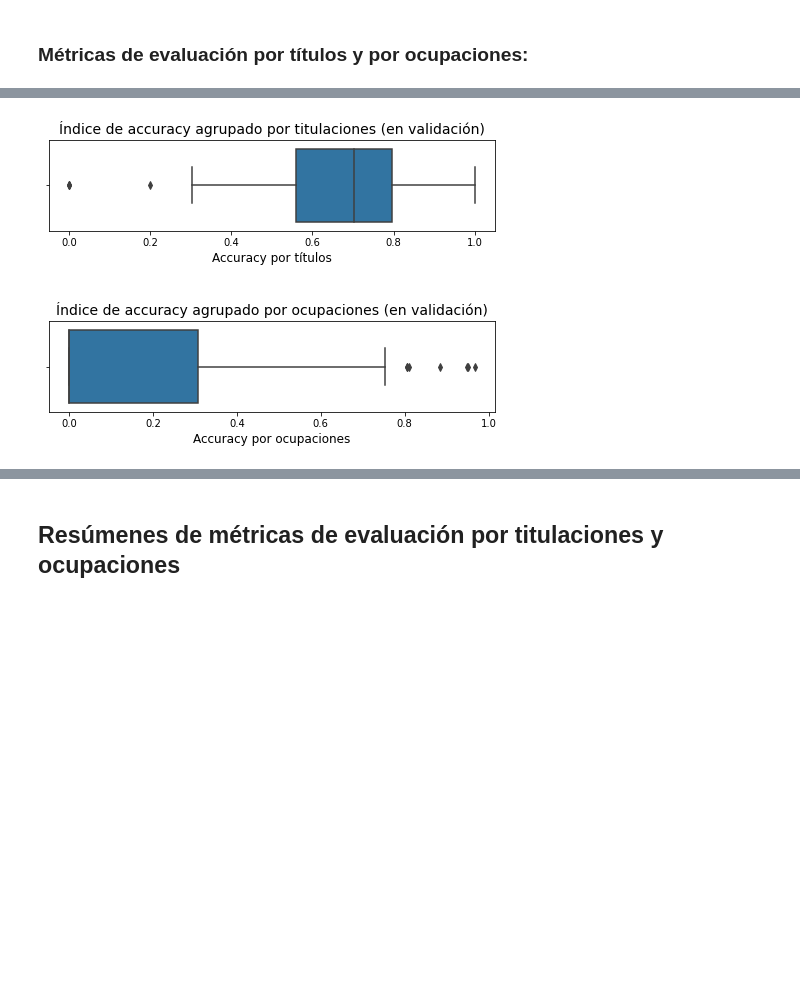
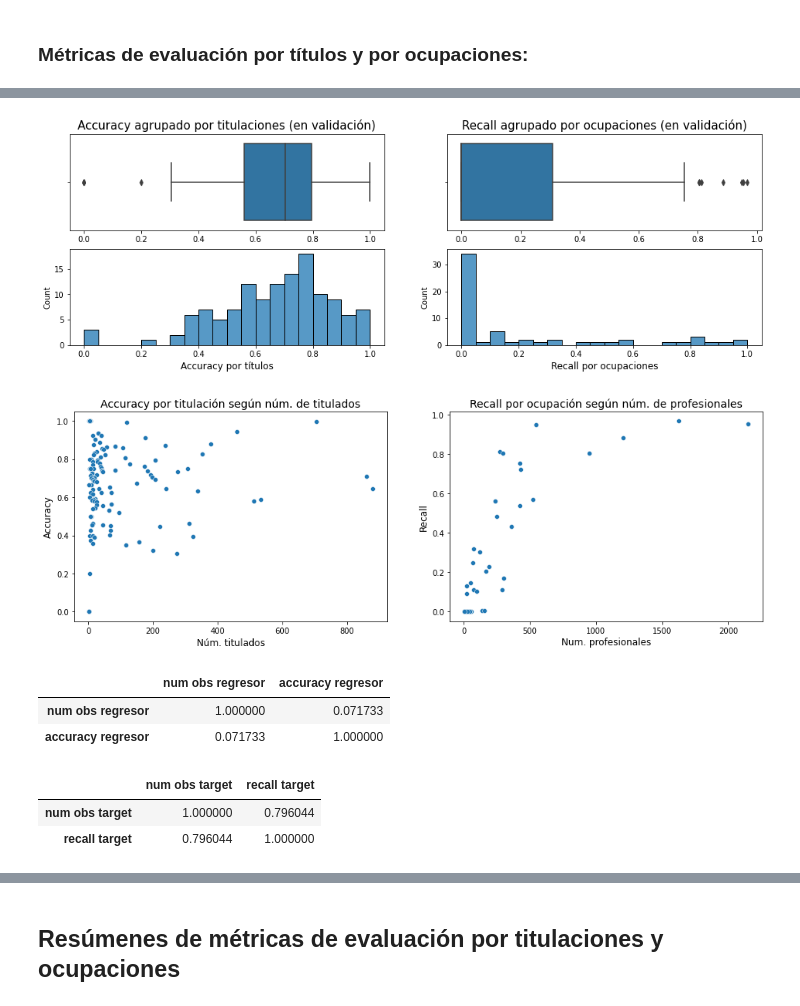
Before and after one commit to bdeotto/KSchool_TFM, a Jupyter notebook: naive_benchmark.ipynb, the cells around one changed output, grey strips where cells are left out. Drawn from its saved outputs; the diff is of its cells as text; code cells hidden in the pictures; blank space fills up the shorter version.

Commit message:
Accuracy y recall ajustados por probabilidad

```diff
--- a/naive_benchmark.ipynb
+++ b/naive_benchmark.ipynb
@@ -636,4 +685,4 @@ naive_5_05_evalua_regresor_vld.tail()
 # %%
-naive_5_05_evalua_target_vld=naive_evalua_target(clasificador=naive_5_05_train,data=df_vld)
-naive_5_05_evalua_target_vld.head()
+naive_5_05_evalua_recall_vld=naive_evalua_recall(clasificador=naive_5_05_train,data=df_vld)
+naive_5_05_evalua_recall_vld.head()
 # %% [output]
@@ -657,17 +709,56 @@ naive_5_05_evalua_target_vld.tail()
+# %%
+fig, [[ax1, ax2], [ax3, ax4]] = plt.subplots(2, 2,figsize=(16,5))
+font_titles=15
+font_labels=12
+
+sns.boxplot(ax=ax1,data=naive_5_05_evalua_accuracy_vld,x='accuracy regresor')
+ax1.set_title('Accuracy agrupado por titulaciones (en validación)',fontsize=font_titles)
+ax1.set_xlabel('',fontsize=font_labels)
+
+sns.boxplot(ax=ax2,data=naive_5_05_evalua_recall_vld,x='recall target')
+ax2.set_title('Recall agrupado por ocupaciones (en validación)',fontsize=font_titles)
+ax2.set_xlabel('',fontsize=font_labels)
+
+sns.histplot(ax=ax3,data=naive_5_05_evalua_accuracy_vld,x='accuracy regresor',bins=np.arange(0,1.05,0.05))
+#ax3.set_title('Accuracy agrupado por titulaciones (en validación)',fontsize=font_titles)
+ax3.set_xlabel('Accuracy por títulos',fontsize=font_labels)
+
+sns.histplot(ax=ax4,data=naive_5_05_evalua_recall_vld,x='recall target',bins=np.arange(0,1.05,0.05))
+#ax4.set_title('Recall agrupado por ocupaciones (en validación)',fontsize=font_titles)
+ax4.set_xlabel('Recall por ocupaciones',fontsize=font_labels)
+
+fig.subplots_adjust(hspace=.2)
+plt.show()
+# %% [output]
+[figure, added]
 # %%
-fig, (ax1, ax2) = plt.subplots(2, 1,figsize=(8,5))
+fig, [ax1, ax2] = plt.subplots(1, 2,figsize=(16,5))
 font_titles=14
 font_labels=12
 
-sns.boxplot(ax=ax1,data=naive_5_05_evalua_regresor_vld,x='accuracy regresor')
-ax1.set_title('Índice de accuracy agrupado por titulaciones (en validación)',fontsize=font_titles)
-ax1.set_xlabel('Accuracy por títulos',fontsize=font_labels)
+sns.scatterplot(ax=ax1,data=naive_5_05_evalua_accuracy_vld,x='num obs regresor',y='accuracy regresor')
+ax1.set_title('Accuracy por titulación según núm. de titulados',fontsize=font_titles)
+ax1.set_xlabel('Núm. titulados',fontsize=font_labels)
+ax1.set_ylabel('Accuracy',fontsize=font_labels)
 
-sns.boxplot(ax=ax2,data=naive_5_05_evalua_target_vld,x='accuracy target')
-ax2.set_title('Índice de accuracy agrupado por ocupaciones (en validación)',fontsize=font_titles)
-ax2.set_xlabel('Accuracy por ocupaciones',fontsize=font_labels)
+sns.scatterplot(ax=ax2,data=naive_5_05_evalua_recall_vld,x='num obs target',y='recall target')
+ax2.set_title('Recall por ocupación según núm. de profesionales',fontsize=font_titles)
+ax2.set_xlabel('Num. profesionales',fontsize=font_labels)
+ax2.set_ylabel('Recall',fontsize=font_labels)
 
-fig.subplots_adjust(hspace=1)
+fig.subplots_adjust(hspace=.5)
 plt.show()
 # %% [output]
-[figure, old version]
+[figure, new version]
+# %%
+naive_5_05_evalua_accuracy_vld[['num obs regresor','accuracy regresor']].corr()
+# %% [output]
+|  | num obs regresor | accuracy regresor |
+| num obs regresor | 1.000000 | 0.071733 |
+| accuracy regresor | 0.071733 | 1.000000 |
+# %%
+naive_5_05_evalua_recall_vld[['num obs target','recall target']].corr()
+# %% [output]
+|  | num obs target | recall target |
+| num obs target | 1.000000 | 0.796044 |
+| recall target | 0.796044 | 1.000000 |
```
Also changed, not shown: parts of 22 cells of this notebook.
